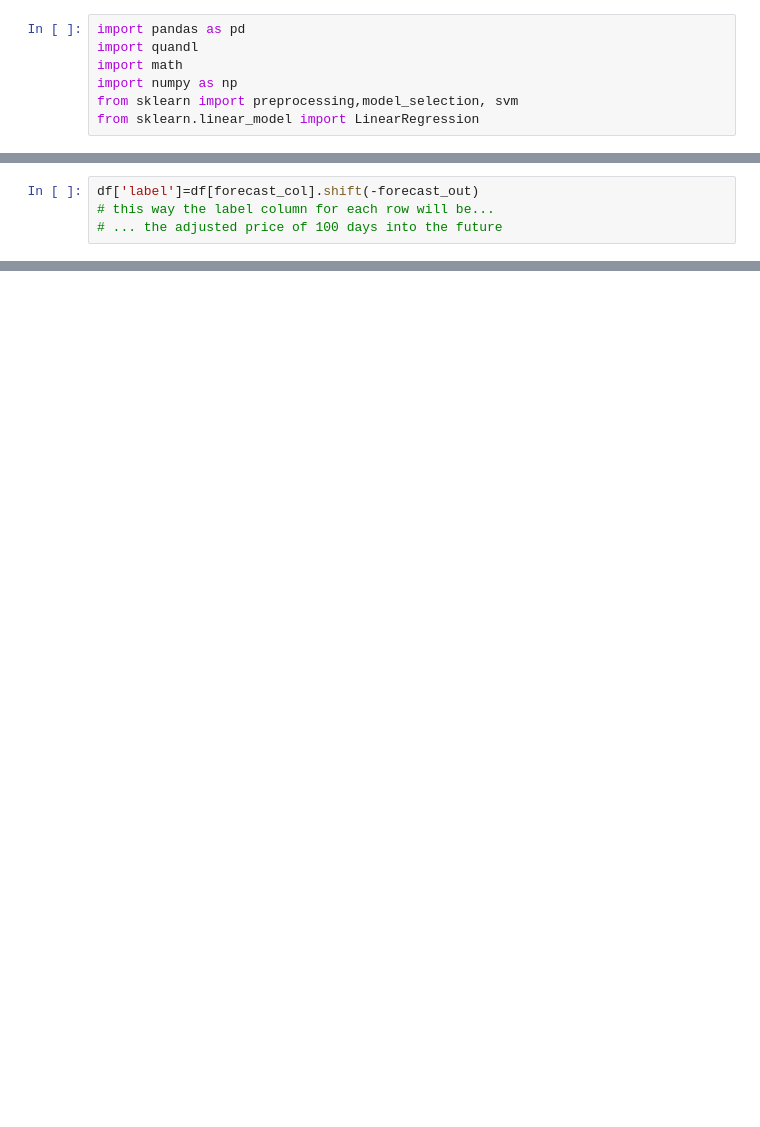
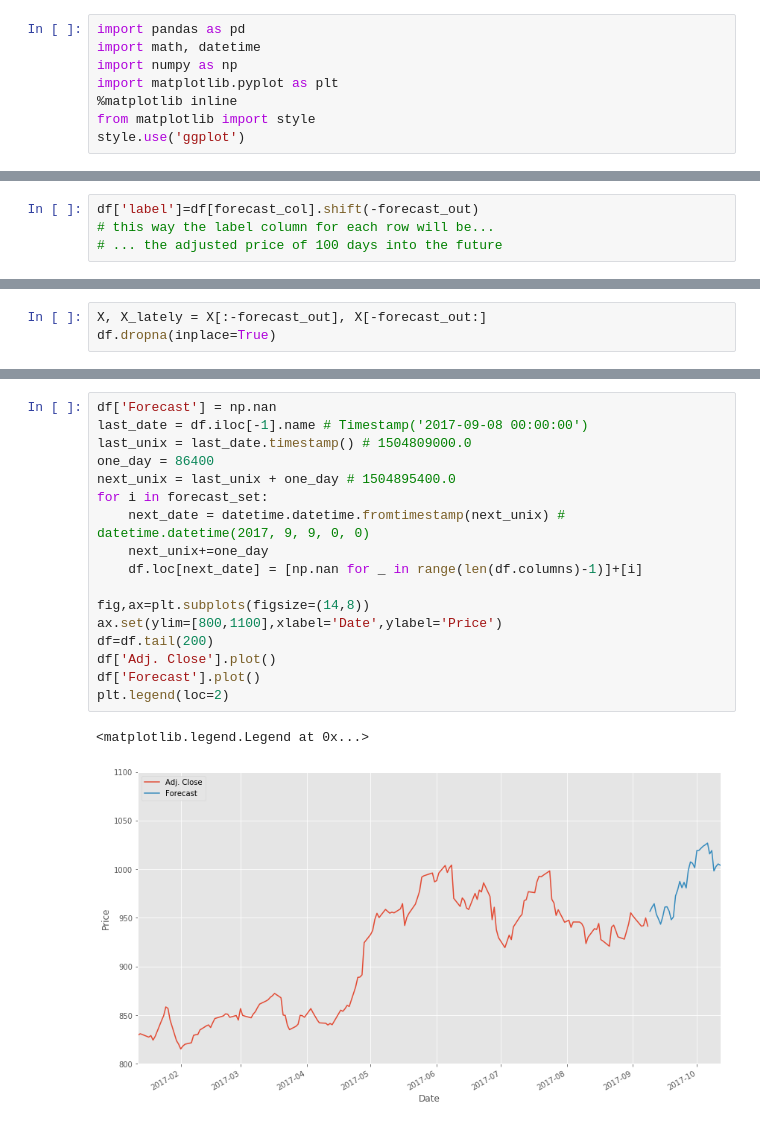
Before and after one commit to subhamsarangi/ML, a Jupyter notebook: 1. Linear Regression/reg1.ipynb, the cells around one changed output, grey strips where cells are left out. Drawn from its saved outputs; the diff is of its cells as text; blank space fills up the shorter version.

```diff
--- a/1. Linear Regression/reg1.ipynb
+++ b/1. Linear Regression/reg1.ipynb
@@ -1,8 +3,9 @@
 # %%
 import pandas as pd
-import quandl
-import math
+import math, datetime
 import numpy as np
-from sklearn import preprocessing,model_selection, svm
-from sklearn.linear_model import LinearRegression
+import matplotlib.pyplot as plt
+%matplotlib inline
+from matplotlib import style
+style.use('ggplot')
 # %%
@@ -65,0 +107,3 @@ df.head(50)
+# %%
+X, X_lately = X[:-forecast_out], X[-forecast_out:]
+df.dropna(inplace=True)
@@ -65,0 +156,20 @@ df.head(50)
+# %%
+df['Forecast'] = np.nan
+last_date = df.iloc[-1].name # Timestamp('2017-09-08 00:00:00')
+last_unix = last_date.timestamp() # 1504809000.0
+one_day = 86400
+next_unix = last_unix + one_day # 1504895400.0
+for i in forecast_set:
+    next_date = datetime.datetime.fromtimestamp(next_unix) # datetime.datetime(2017, 9, 9, 0, 0)
+    next_unix+=one_day
+    df.loc[next_date] = [np.nan for _ in range(len(df.columns)-1)]+[i]
+
+fig,ax=plt.subplots(figsize=(14,8))
+ax.set(ylim=[800,1100],xlabel='Date',ylabel='Price')
+df=df.tail(200)
+df['Adj. Close'].plot()
+df['Forecast'].plot()
+plt.legend(loc=2)
+# %% [output]
+<matplotlib.legend.Legend at 0x...>
+[figure, added]
```
Also changed, not shown: parts of 23 cells of this notebook.
